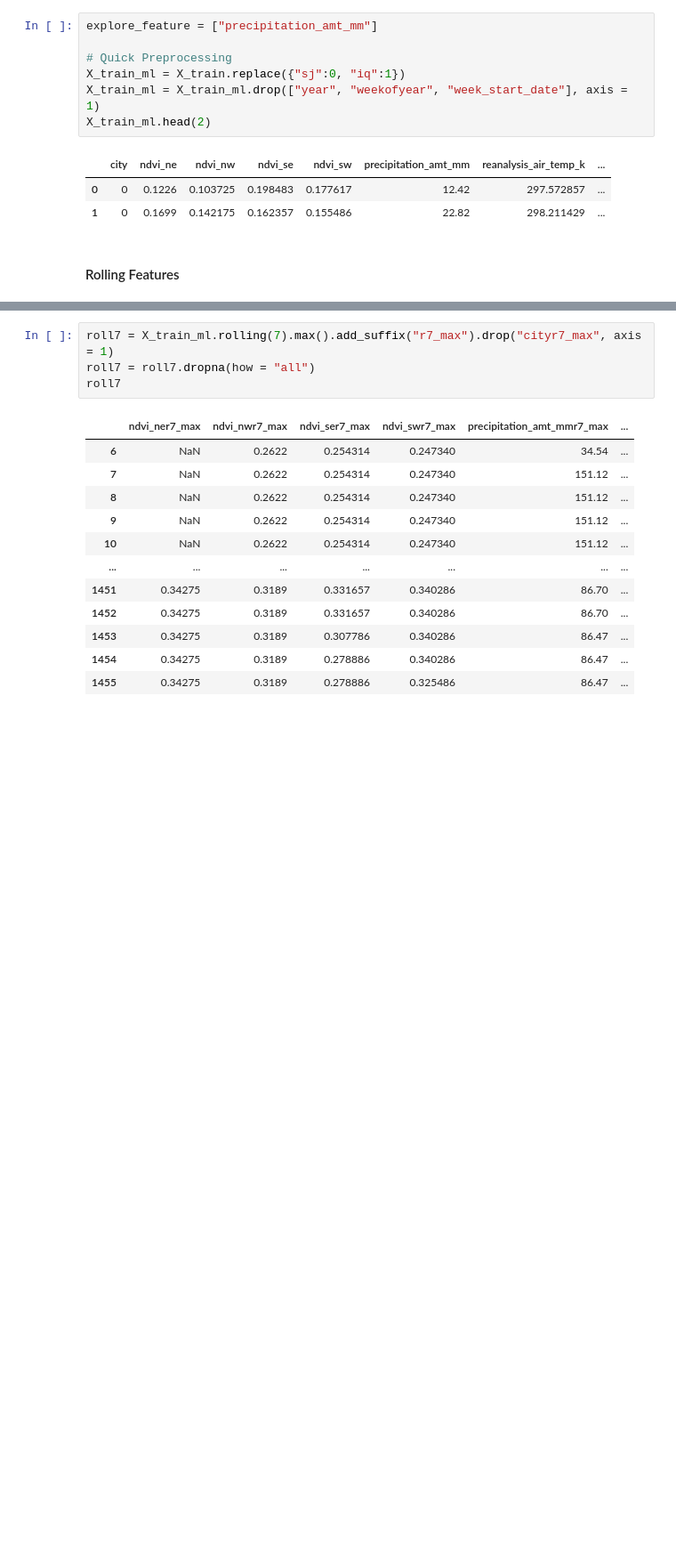
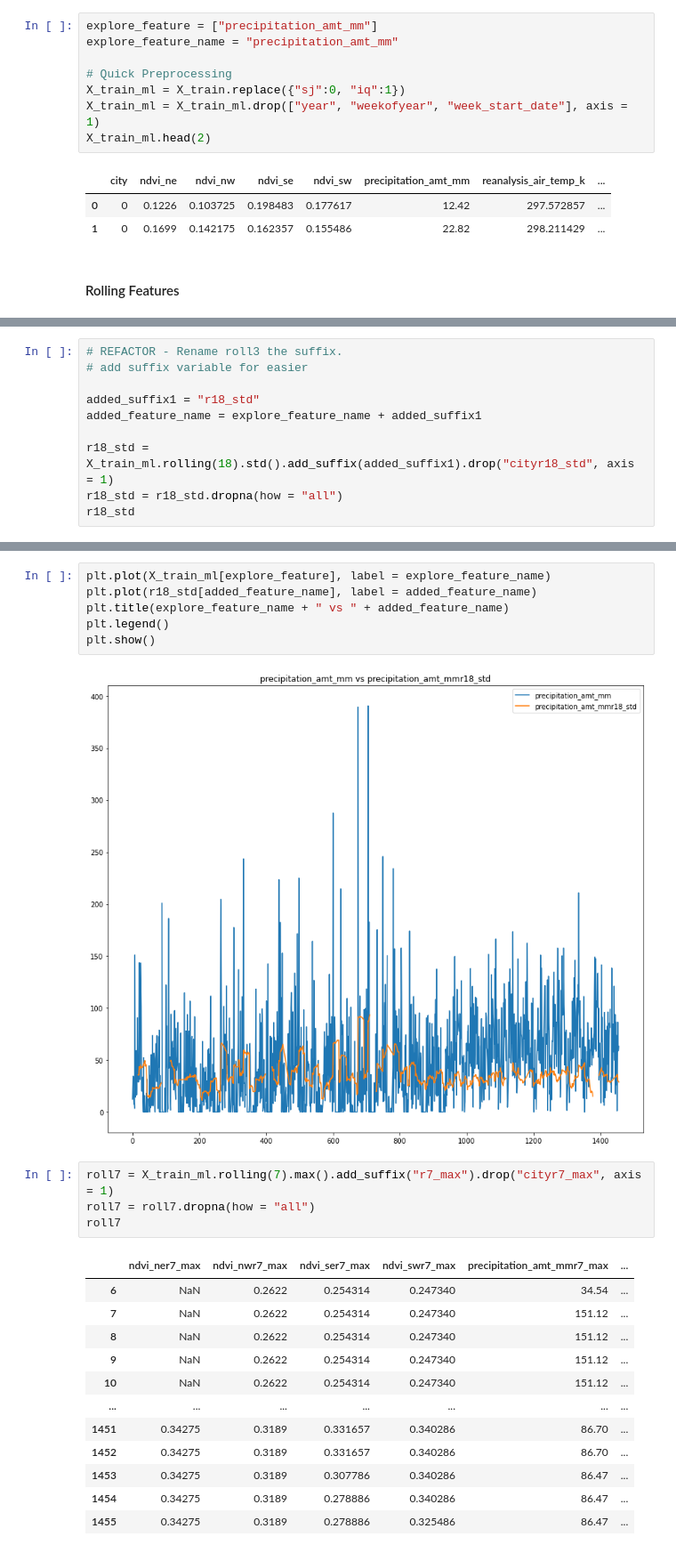
Before and after one commit to ThomasMeli/DengueAI2, a Jupyter notebook: dengue_eda.ipynb, the cells around one changed output, grey strips where cells are left out. Shown at 89% size. Cells and saved outputs as stored; diff of their text form; blank space fills up the shorter version.

Commit message:
Updated Visuals

```diff
--- a/dengue_eda.ipynb
+++ b/dengue_eda.ipynb
@@ -227,6 +227,7 @@ all_quantile_dummies
 ## Feature Generation EDA
 # %%
 explore_feature = ["precipitation_amt_mm"]
+explore_feature_name = "precipitation_amt_mm"
 
 # Quick Preprocessing
 X_train_ml = X_train.replace({"sj":0, "iq":1})
@@ -258,0 +242,10 @@ roll3
+# %%
+# REFACTOR - Rename roll3 the suffix.
+# add suffix variable for easier
+
+added_suffix1 = "r18_std"
+added_feature_name = explore_feature_name + added_suffix1
+
+r18_std = X_train_ml.rolling(18).std().add_suffix(added_suffix1).drop("cityr18_std", axis = 1)
+r18_std = r18_std.dropna(how = "all")
+r18_std
@@ -259,3 +266,11 @@ roll3
+# %%
+plt.plot(X_train_ml[explore_feature], label = explore_feature_name)
+plt.plot(r18_std[added_feature_name], label = added_feature_name)
+plt.title(explore_feature_name + " vs " + added_feature_name)
+plt.legend()
+plt.show()
+# %% [output]
+[figure, added]
 # %%
 roll7 = X_train_ml.rolling(7).max().add_suffix("r7_max").drop("cityr7_max", axis = 1)
 roll7 = roll7.dropna(how = "all")
```
Also changed, not shown: parts of 2 cells of this notebook.
